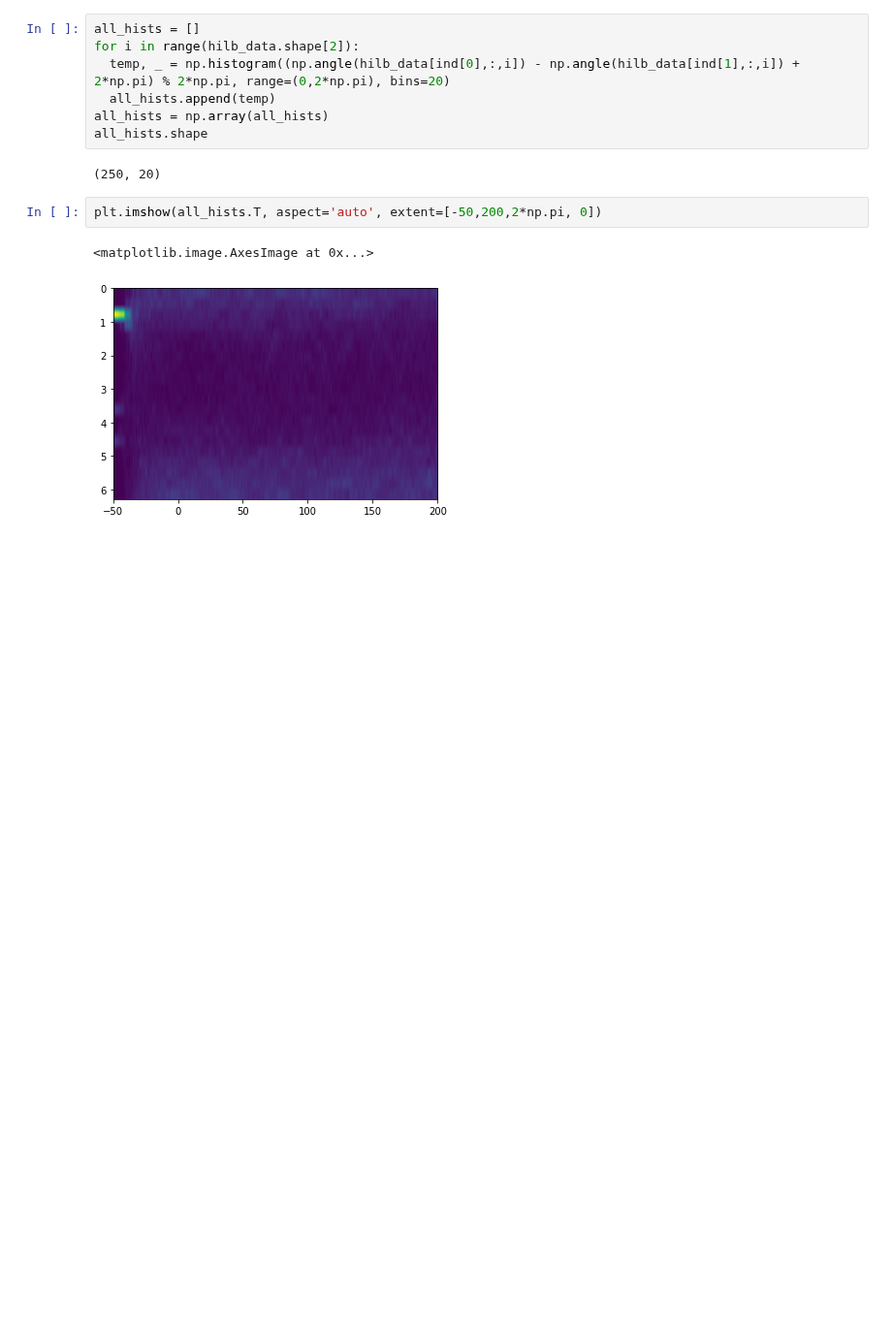
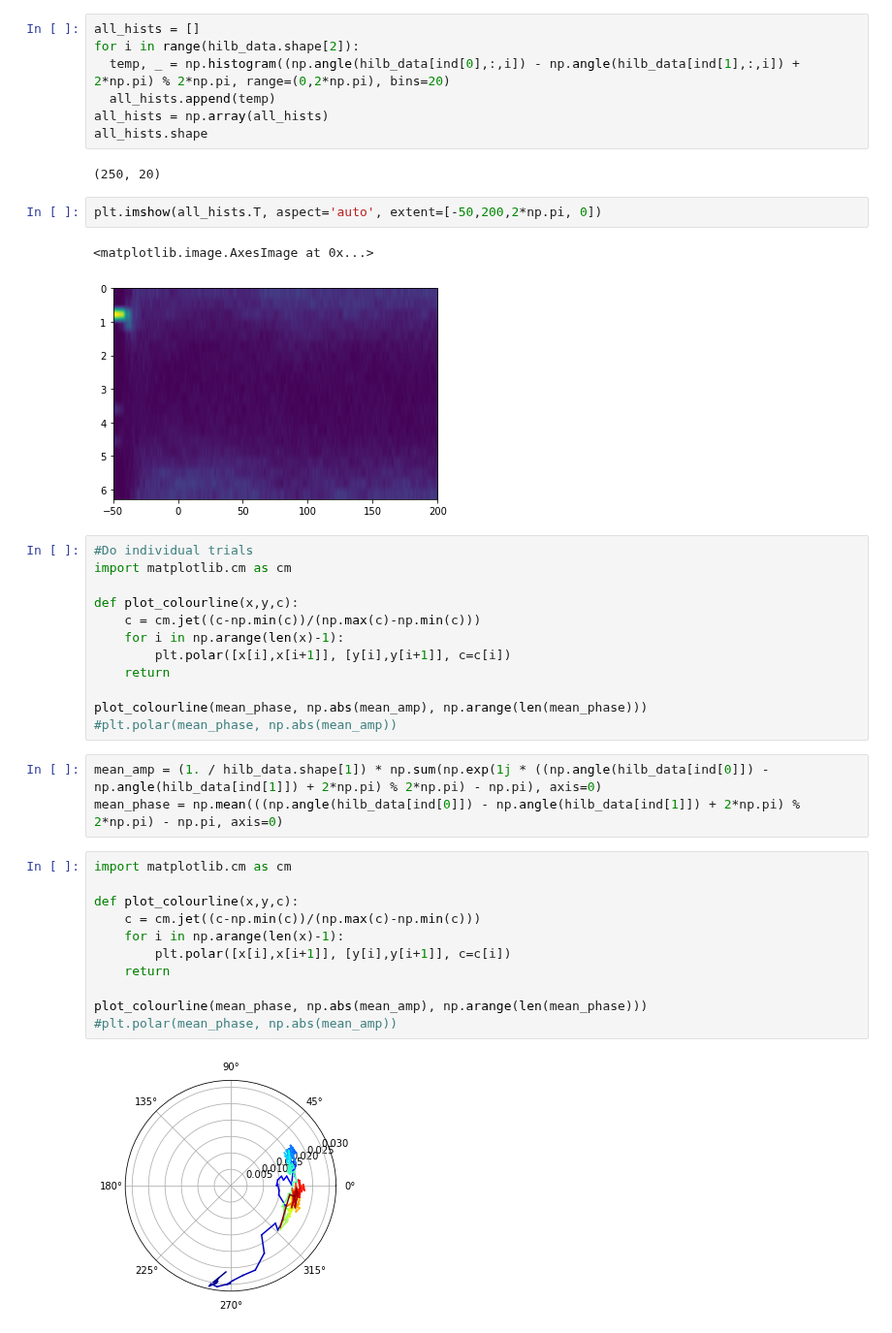
Before and after one commit to kayteeflick/nma_cn_flow_state, a Jupyter notebook: phase_relationships.ipynb, the cells around one changed output. Shown at 97% size. Saved outputs shown, nothing was run; the diff lists cells and outputs as text; blank space fills up the shorter version.

```diff
--- a/phase_relationships.ipynb
+++ b/phase_relationships.ipynb
@@ -234,3 +220,31 @@ plt.imshow(all_hists.T, aspect='auto', extent=[-50,200,2*np.pi, 0])
 # %% [output]
 <matplotlib.image.AxesImage at 0x...>
 [figure]
+# %%
+#Do individual trials
+import matplotlib.cm as cm
+
+def plot_colourline(x,y,c):
+    c = cm.jet((c-np.min(c))/(np.max(c)-np.min(c)))
+    for i in np.arange(len(x)-1):
+        plt.polar([x[i],x[i+1]], [y[i],y[i+1]], c=c[i])
+    return
+
+plot_colourline(mean_phase, np.abs(mean_amp), np.arange(len(mean_phase)))
+#plt.polar(mean_phase, np.abs(mean_amp))
+# %%
+mean_amp = (1. / hilb_data.shape[1]) * np.sum(np.exp(1j * ((np.angle(hilb_data[ind[0]]) - np.angle(hilb_data[ind[1]]) + 2*np.pi) % 2*np.pi) - np.pi), axis=0)
+mean_phase = np.mean(((np.angle(hilb_data[ind[0]]) - np.angle(hilb_data[ind[1]]) + 2*np.pi) % 2*np.pi) - np.pi, axis=0)
+# %%
+import matplotlib.cm as cm
+
+def plot_colourline(x,y,c):
+    c = cm.jet((c-np.min(c))/(np.max(c)-np.min(c)))
+    for i in np.arange(len(x)-1):
+        plt.polar([x[i],x[i+1]], [y[i],y[i+1]], c=c[i])
+    return
+
+plot_colourline(mean_phase, np.abs(mean_amp), np.arange(len(mean_phase)))
+#plt.polar(mean_phase, np.abs(mean_amp))
+# %% [output]
+[figure, added]
```
Also changed, not shown: parts of 5 cells of this notebook.
